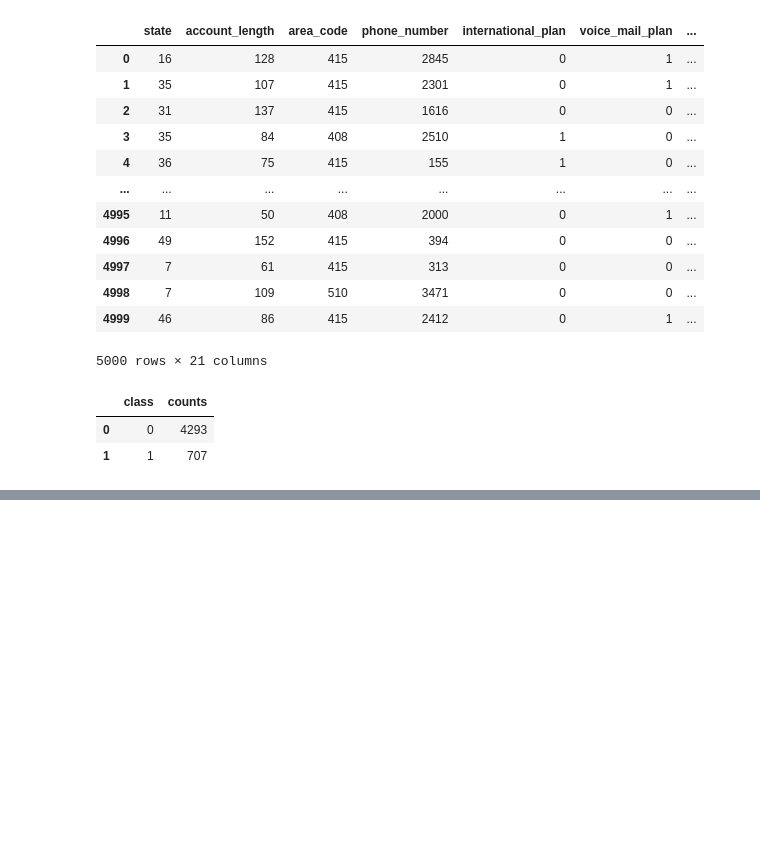
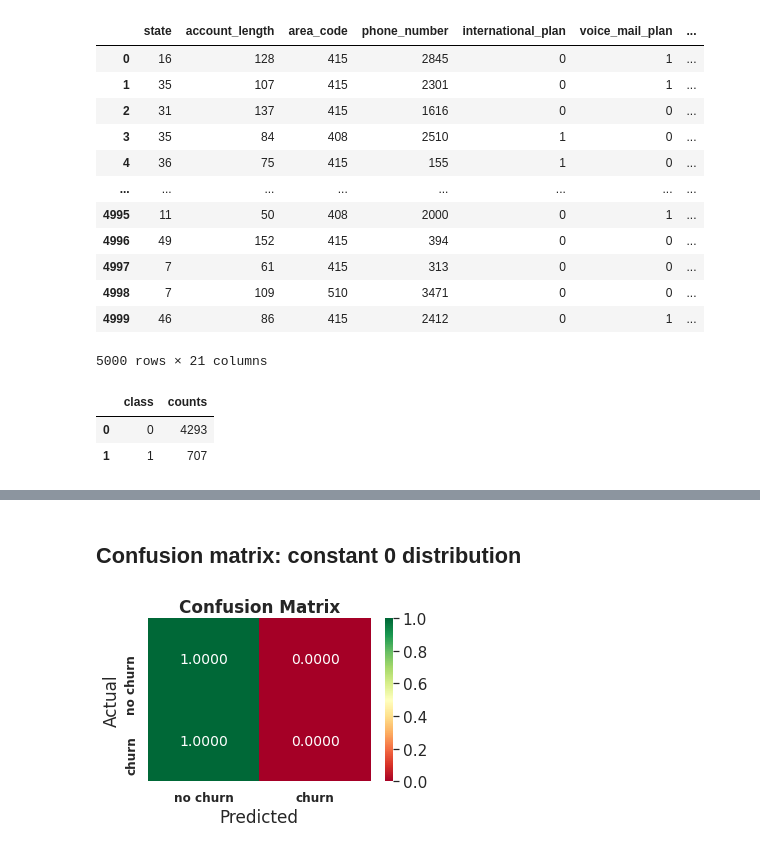
Before and after one commit to Parn1984/AIDA-Project-Team-C, a Jupyter notebook: modules/data_exploration/data_exploration_2.ipynb, the cells around one changed output, grey strips where cells are left out. Saved outputs shown, nothing was run; the diff lists cells and outputs as text; code cells hidden in the pictures; blank space fills up the shorter version.

```diff
--- a/modules/data_exploration/data_exploration_2.ipynb
+++ b/modules/data_exploration/data_exploration_2.ipynb
@@ -62,0 +76,6 @@ plt.show()
+# %% [markdown]
+## Confusion matrix: constant 0 distribution
+# %%
+plot_confusion_matrix([0,0,1,1], [0,0,0,0])
+# %% [output]
+[figure, added]
```
Also changed, not shown: parts of 8 cells of this notebook, 9 other files.
